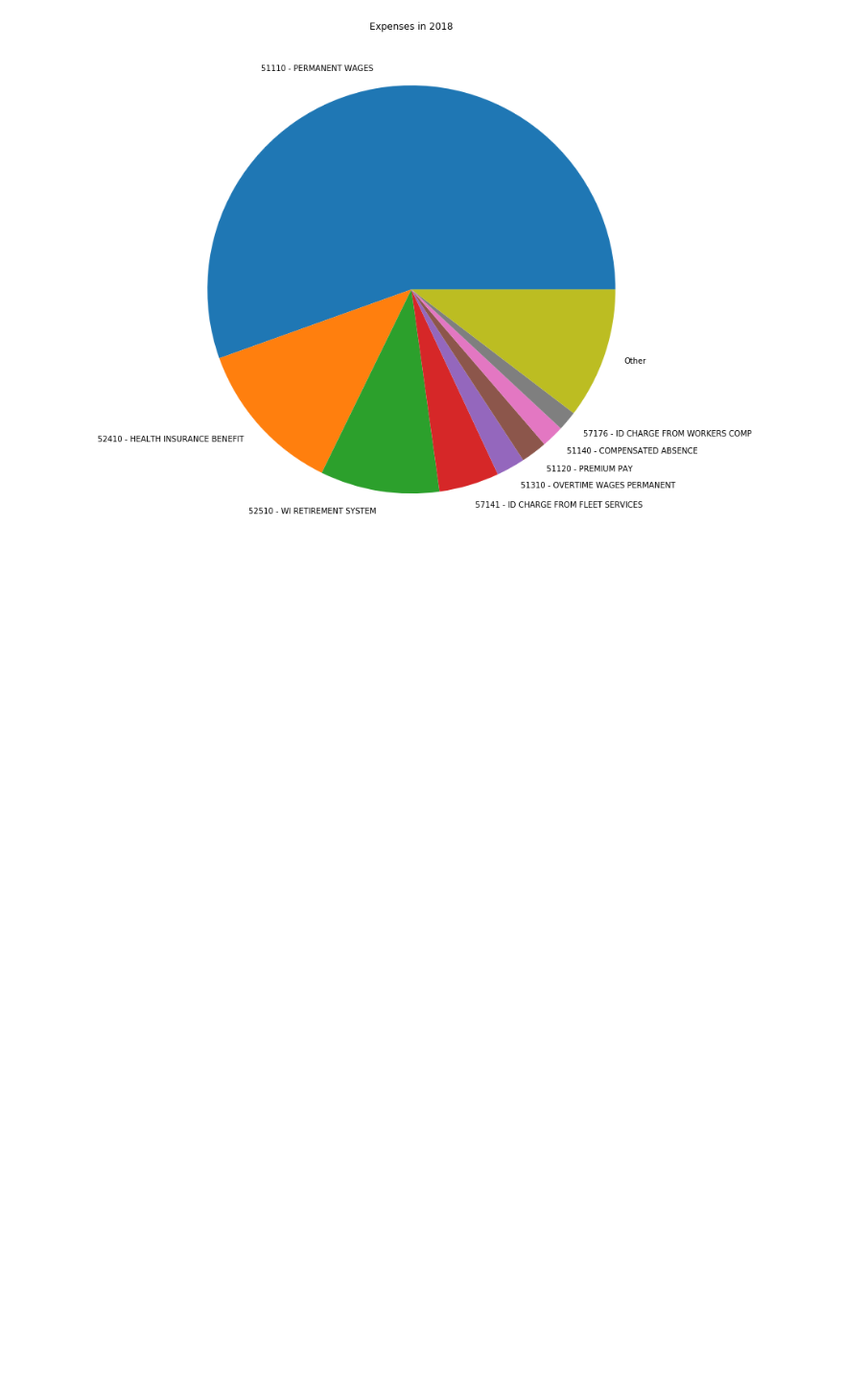
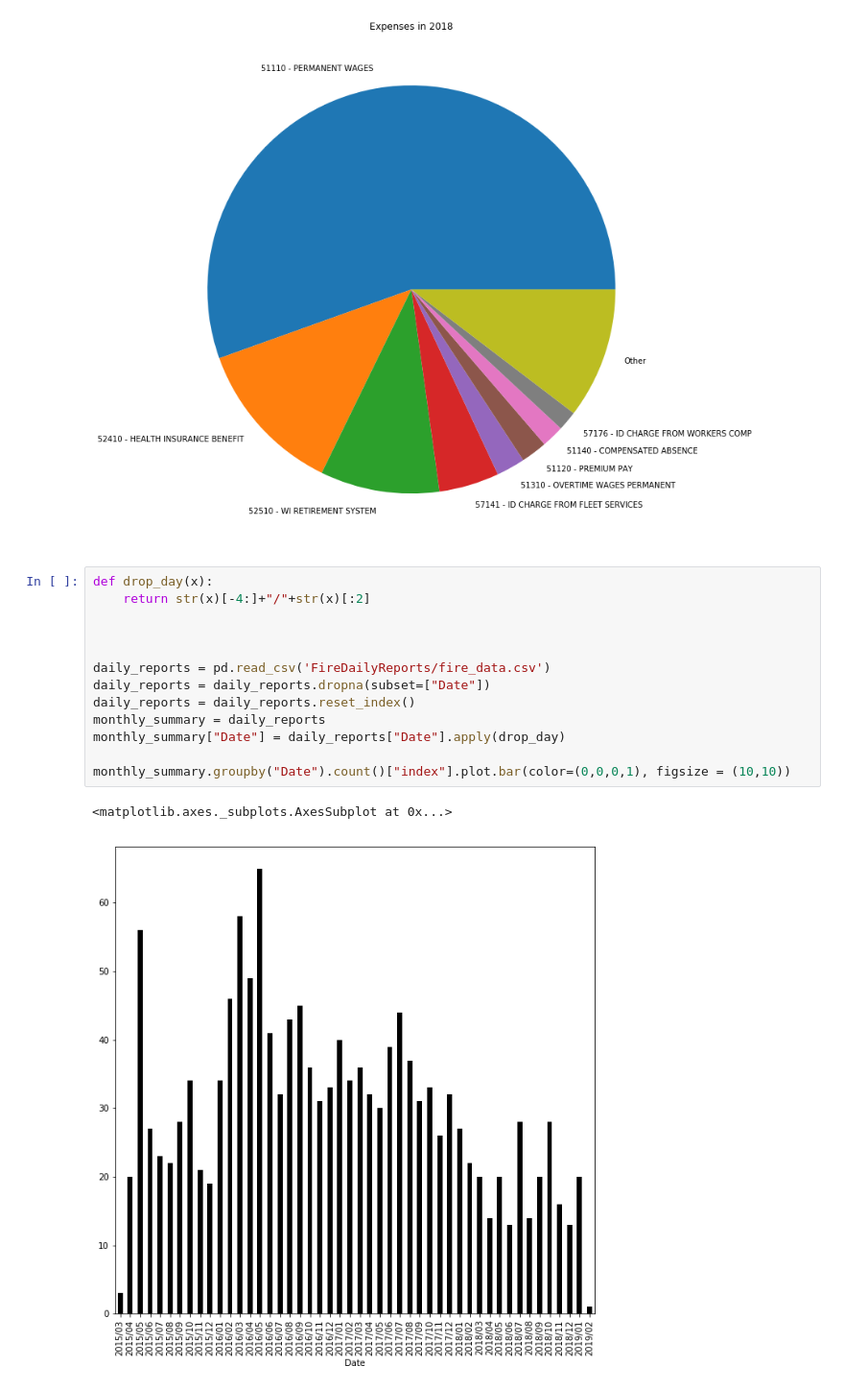
Before and after one commit to tylerharter/s19-city-t2, a Jupyter notebook: Fire/fire_analysis.ipynb, the cells around one changed output. Shown at 96% size. Drawn from its saved outputs; the diff is of its cells as text; blank space fills up the shorter version.

```diff
--- a/Fire/fire_analysis.ipynb
+++ b/Fire/fire_analysis.ipynb
@@ -70,3 +60,19 @@ plotable_expenses.plot.pie(y = "2018", figsize = (12,12), legend = False, title
 # %% [output]
 <matplotlib.axes._subplots.AxesSubplot at 0x...>
 [figure]
+# %%
+def drop_day(x):
+    return str(x)[-4:]+"/"+str(x)[:2]
+
+
+
+daily_reports = pd.read_csv('FireDailyReports/fire_data.csv')
+daily_reports = daily_reports.dropna(subset=["Date"])
+daily_reports = daily_reports.reset_index()
+monthly_summary = daily_reports
+monthly_summary["Date"] = daily_reports["Date"].apply(drop_day)
+
+monthly_summary.groupby("Date").count()["index"].plot.bar(color=(0,0,0,1), figsize = (10,10))
+# %% [output]
+<matplotlib.axes._subplots.AxesSubplot at 0x...>
+[figure, added]
```
Also changed, not shown: parts of 4 cells of this notebook, 4 other files.
